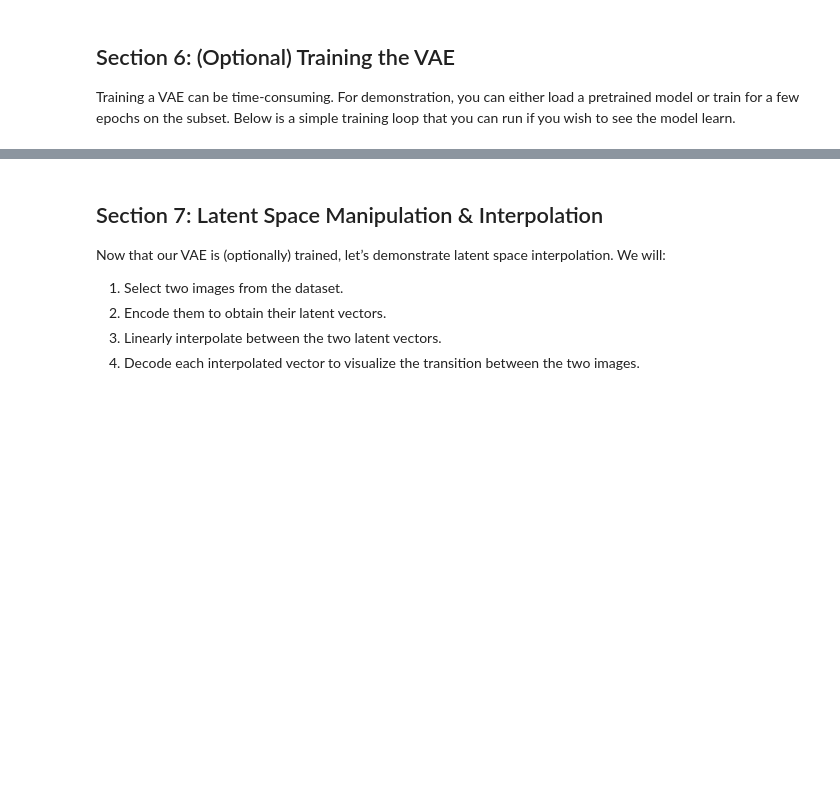
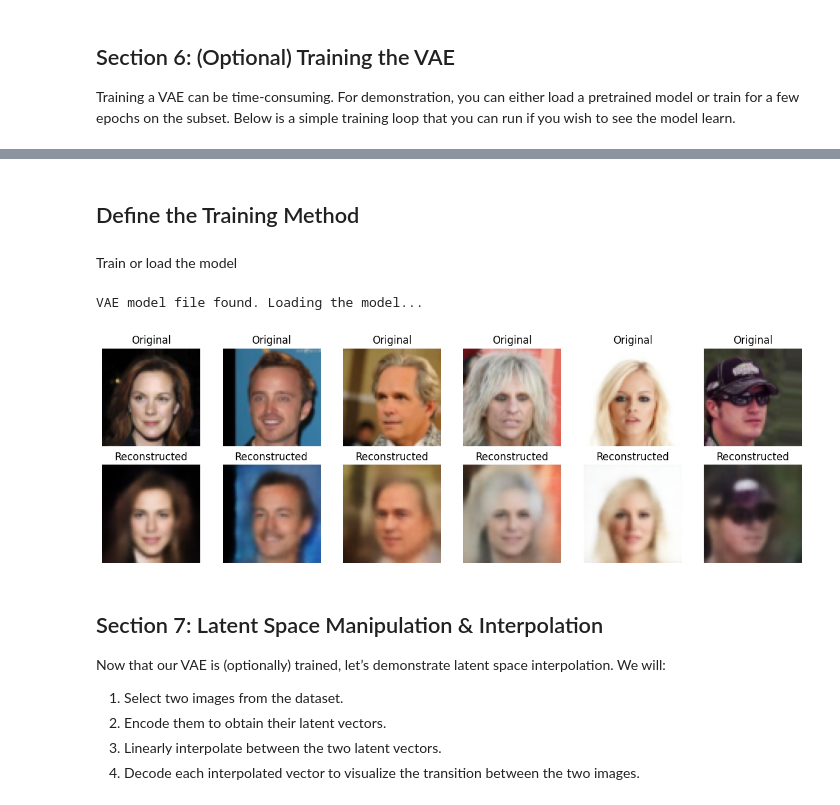
Before and after one commit to hussamalafandi/Generative_AI, a Jupyter notebook: 01/01_Basics.ipynb, the cells around one changed output, grey strips where cells are left out. Drawn from its saved outputs; the diff is of its cells as text; code cells hidden in the pictures; blank space fills up the shorter version.

```diff
--- a/01/01_Basics.ipynb
+++ b/01/01_Basics.ipynb
@@ -351,8 +426,6 @@ print("Number of images in subset:", len(celeba_subset))
 
 Below is a simplified convolutional VAE model. In a real-world course, you might provide a more refined architecture or a pretrained checkpoint. For this exercise, we define the model and show how to perform encoding and decoding.
 # %%
-# Cell 3: Define the VAE Model
-
 class VAE(nn.Module):
     def __init__(self, latent_dim=32):
         super(VAE, self).__init__()
@@ -369,11 +442,13 @@ class VAE(nn.Module):
             nn.Conv2d(128, 256, kernel_size=4, stride=2, padding=1), # 8 -> 4
             nn.ReLU()
         )
+
         self.fc_mu = nn.Linear(256*4*4, latent_dim)
         self.fc_logvar = nn.Linear(256*4*4, latent_dim)
 
         # Decoder
         self.decoder_input = nn.Linear(latent_dim, 256*4*4)
+
         self.decoder = nn.Sequential(
             nn.ConvTranspose2d(256, 128, kernel_size=4, stride=2, padding=1), # 4 -> 8
             nn.ReLU(),
@@ -387,9 +462,11 @@ class VAE(nn.Module):
 
     def encode(self, x):
         x_enc = self.encoder(x)
-        x_enc = x_enc.view(x_enc.size(0), -1)
+        x_enc = torch.flatten(x_enc, start_dim=1)
+
         mu = self.fc_mu(x_enc)
         logvar = self.fc_logvar(x_enc)
+
         return mu, logvar
 
     def reparameterize(self, mu, logvar):
@@ -399,7 +476,7 @@ class VAE(nn.Module):
 
     def decode(self, z):
         x_dec = self.decoder_input(z)
-        x_dec = x_dec.view(-1, 256, 4, 4)
+        x_dec = x_dec.reshape(-1, 256, 4, 4)
         x_recon = self.decoder(x_dec)
         return x_recon
 
@@ -410,6 +487,6 @@ class VAE(nn.Module):
         return x_recon, mu, logvar
 
 # Initialize the VAE model and move it to the device
-latent_dim = 32
+latent_dim = vae_config["latent_dim"]
 model = VAE(latent_dim=latent_dim).to(device)
 print(model)
@@ -449,0 +603,2 @@ for epoch in range(num_epochs):
+# %% [markdown]
+## Define the Training Method
@@ -450,3 +656,33 @@ for epoch in range(num_epochs):
+# %% [markdown]
+Train or load the model
+# %%
+from pathlib import Path
+
+# Define the model save path
+vae_model_dir = "./models/vae-celeba"
+vae_model_path = Path(vae_model_dir) / f"vae_celeba_latent_{vae_config['latent_dim']}_epochs_{vae_config['epochs']}_batch_{vae_config['batch_size']}_subset_{vae_config['subset_size']}.pth"
+
+# Check if the model file exists
+if vae_model_path.exists():
+    print("VAE model file found. Loading the model...")
+    model.load_state_dict(torch.load(vae_model_path))
+    model.eval()
+    fig = plot_vae_reconstructions(model, celeba_val_loader, device, n=6)
+    plt.show()
+else:
+    print("VAE model file not found. Training the model...")
+    # Train the model
+    model, avg_train_loss, avg_val_loss = train_vae(model, celeba_train_loader, celeba_val_loader, optimizer, vae_config, wandb_mode='disabled')
+    print(f"Training completed. Average training loss: {avg_train_loss}, Average validation loss: {avg_val_loss}")
+
+    # Save the trained model
+    vae_model_dir_path = Path(vae_model_dir)
+    vae_model_dir_path.mkdir(parents=True, exist_ok=True)
+    torch.save(model.state_dict(), vae_model_path)
+    print(f"VAE model saved to {vae_model_path}")
+# %% [output]
+VAE model file found. Loading the model...
+[figure, added]
 # %% [markdown]
 ## Section 7: Latent Space Manipulation & Interpolation
 
```
Also changed, not shown: parts of 47 cells of this notebook, 1 other file.
